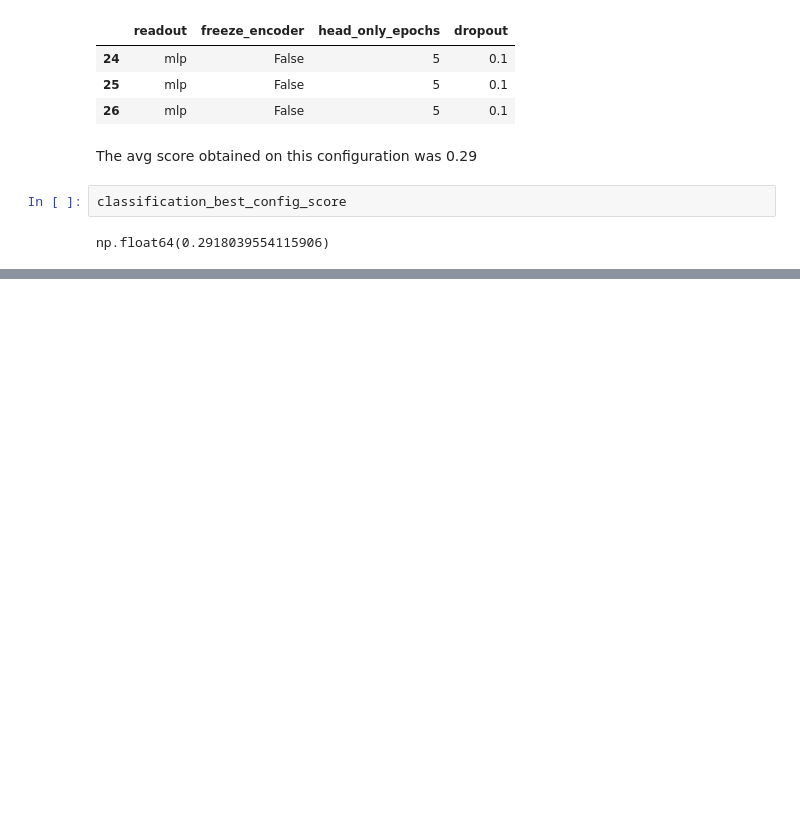
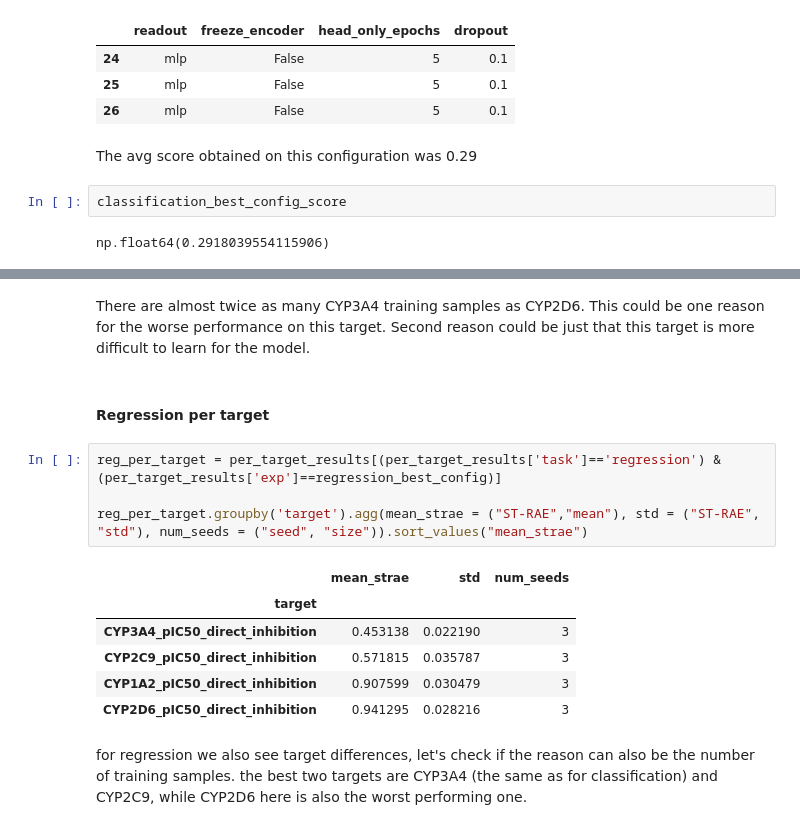
Before and after one commit to Aryan-Mi/02456-deep-learning-cyp-project, a Jupyter notebook: notebooks/04_chemeleon_run2_analysis.ipynb, the cells around one changed output, grey strips where cells are left out. Saved outputs shown, nothing was run; the diff lists cells and outputs as text; blank space fills up the shorter version.

Commit message:
per target analysis of the validation scores

```diff
--- a/notebooks/04_chemeleon_run2_analysis.ipynb
+++ b/notebooks/04_chemeleon_run2_analysis.ipynb
@@ -569,0 +607,17 @@ Now after training this same configuration for 100 epochs its best avg score is
+# %% [markdown]
+There are almost twice as many CYP3A4 training samples as CYP2D6. This could be one reason for the worse performance on this target. Second reason could be just that this target is more difficult to learn for the model.
+# %% [markdown]
+#### Regression per target
+# %%
+reg_per_target = per_target_results[(per_target_results['task']=='regression') & (per_target_results['exp']==regression_best_config)]
+
+reg_per_target.groupby('target').agg(mean_strae = ("ST-RAE","mean"), std = ("ST-RAE", "std"), num_seeds = ("seed", "size")).sort_values("mean_strae")
+# %% [output]
+|  | mean_strae | std | num_seeds |
+| target |  |  |  |
+| CYP3A4_pIC50_direct_inhibition | 0.453138 | 0.022190 | 3 |
+| CYP2C9_pIC50_direct_inhibition | 0.571815 | 0.035787 | 3 |
+| CYP1A2_pIC50_direct_inhibition | 0.907599 | 0.030479 | 3 |
+| CYP2D6_pIC50_direct_inhibition | 0.941295 | 0.028216 | 3 |
+# %% [markdown]
+for regression we also see target differences, let's check if the reason can also be the number of training samples. the best two targets are CYP3A4 (the same as for classification) and CYP2C9, while CYP2D6 here is also the worst performing one.
```
Also changed, not shown: parts of 13 cells of this notebook.
